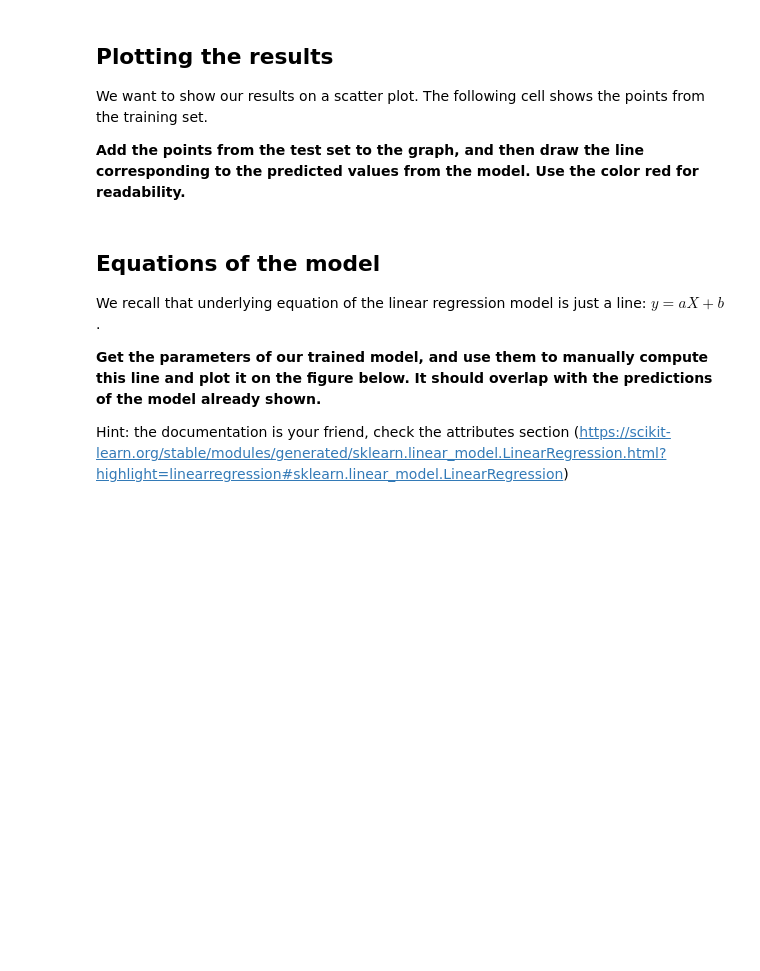
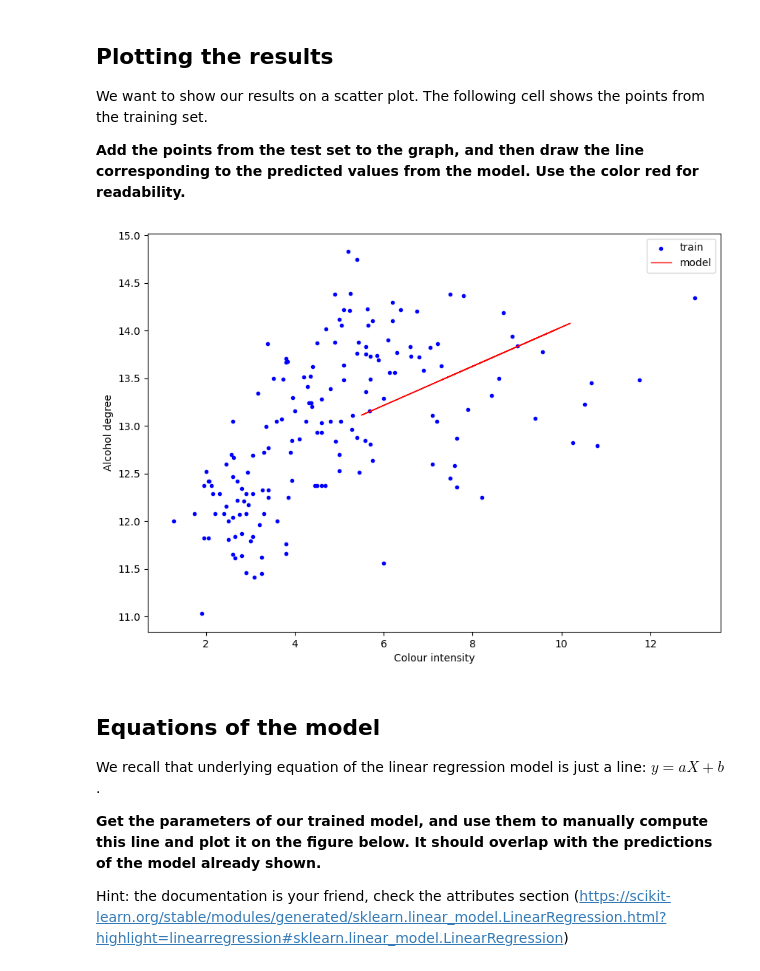
Before and after one commit to mike6942069420/EE311-AI, a Jupyter notebook: lab02/lab.ipynb, the cells around one changed output. Saved outputs shown, nothing was run; the diff lists cells and outputs as text; code cells hidden in the pictures; blank space fills up the shorter version.

```diff
--- a/lab02/lab.ipynb
+++ b/lab02/lab.ipynb
@@ -370,0 +510,29 @@ wine_y_test =
+# %%
+# Load the dataset
+wine_full, _ = datasets.load_wine(return_X_y=True)
+size=wine_full.shape[0]
+# Split the data into training/testing sets
+size_test = 10
+
+##########################################################################
+# Code here
+
+
+
+wine_X = wine_full[:,9]
+wine_X = wine_X.reshape(-1,1)
+wine_y = wine_full[:,0]
+
+
+wine_X_train = wine_X[:-size_test,:]
+
+wine_X_test = wine_X[-size_test:,:]
+
+wine_y_train = wine_y[:-size_test]
+
+wine_y_test =  wine_y[-size_test:]
+
+print(np.max(wine_X), np.min(wine_X), np.max(wine_y), np.min(wine_y))
+print(np.sum(wine_X > 5))
+print(np.sum((wine_y>12) & (wine_y<13)))
+print(np.sum((wine_y>12) & (wine_y<13) & (wine_X>5)))
@@ -431,23 +613,28 @@ We want to show our results on a scatter plot. The following cell shows the poin
 # %%
 plt.figure(figsize=(10, 7))
 
 plt.scatter(wine_X_train, wine_y_train, marker='.', color='blue', label='train')
 
 
 ######################################################################################
 # Code here
+
+
+plt.plot(wine_X_test, wine_y_pred, color='red', linewidth=1, label='model')
 
 
 
 ######################################################################################
 
 
 plt.legend()
 
 plt.xlabel('Colour intensity')
 plt.ylabel('Alcohol degree')
 
 plt.show()
+# %% [output]
+[figure, added]
 # %% [markdown]
 ## Equations of the  model
 
```
Also changed, not shown: parts of 27 cells of this notebook, 2 other files.
